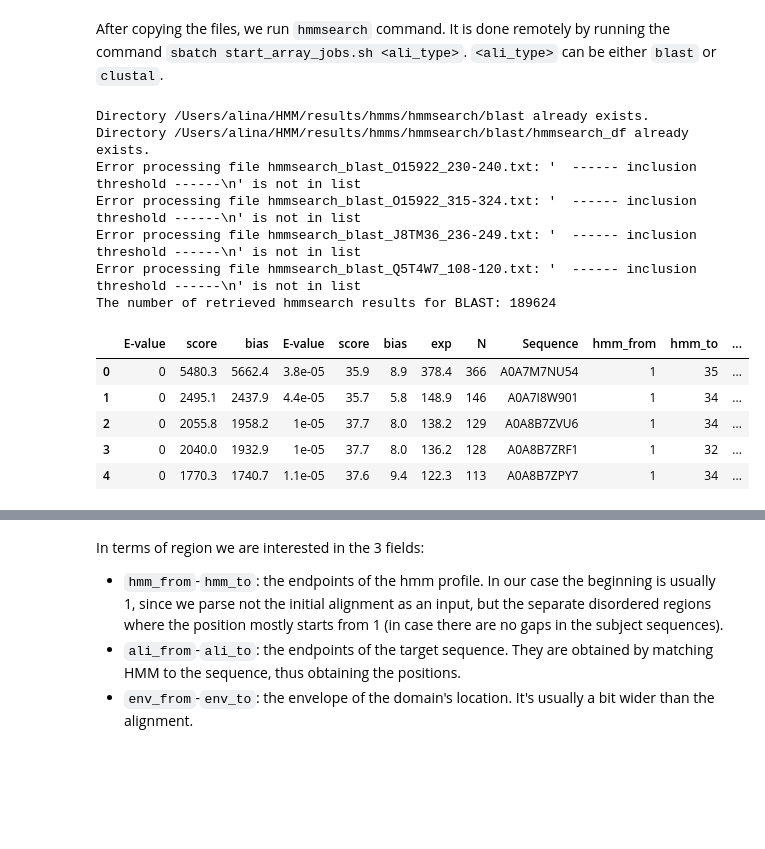
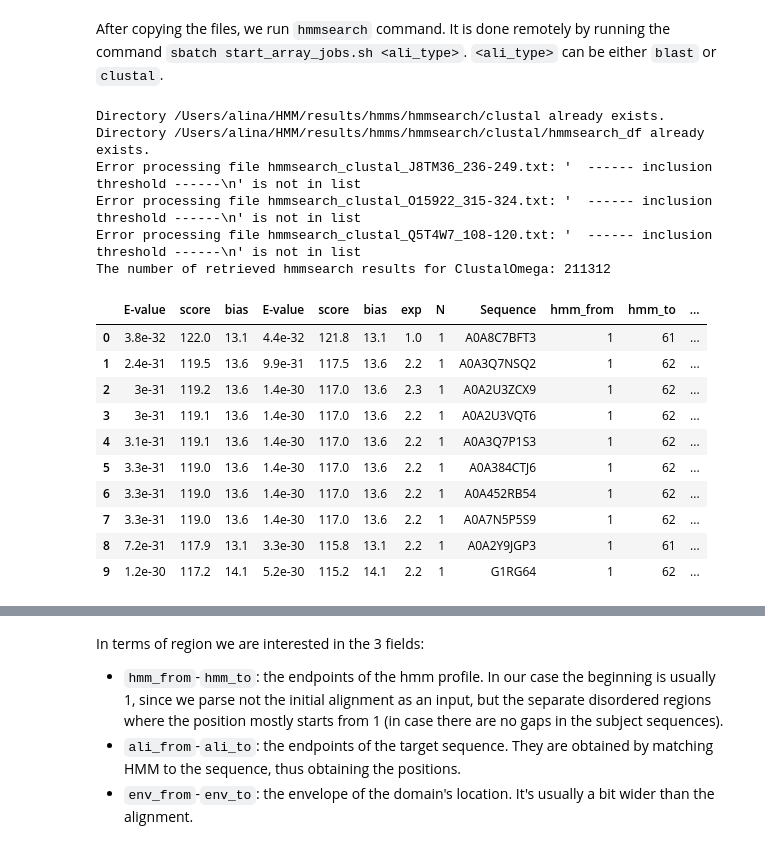
Before and after one commit to AlyaHarvelle/HMMER, a Jupyter notebook: hmm_preprocessing.ipynb, the cells around one changed output, grey strips where cells are left out. Drawn from its saved outputs; the diff is of its cells as text; code cells hidden in the pictures; blank space fills up the shorter version.

```diff
--- a/hmm_preprocessing.ipynb
+++ b/hmm_preprocessing.ipynb
@@ -156,54 +109,58 @@ clustal_out_dir_rem = '/home/{}/hmm/clustal/hmmsearch'.format(name)
 #     # Copy files
 #     !scp {name}@{server}:~/hmm/clustal/hmmsearch/hmmsearch_clustal_{dest_filename}.txt {hmmsearch_dir_clustal}
 # %%
-# Preprocess hmmsearch results - BLAST
-hmmsearch_dir_blast = '{}/results/hmms/hmmsearch/blast'.format(directory)
-hmmsearch_dir_blast_prepr_output = '{}/results/hmms/hmmsearch/blast/hmmsearch_df'.format(directory)
-create_directory(hmmsearch_dir_blast)
-create_directory(hmmsearch_dir_blast_prepr_output)
+# Preprocess hmmsearch results - ClustalOmega
+hmmsearch_dir_clustal = '{}/results/hmms/hmmsearch/clustal'.format(directory)
+hmmsearch_dir_clustal_prepr_output = '{}/results/hmms/hmmsearch/clustal/hmmsearch_df'.format(directory)
+create_directory(hmmsearch_dir_clustal)
+create_directory(hmmsearch_dir_clustal_prepr_output)
 
-blast_results_list = []
+clustal_results_list = []
 
-for filename in os.listdir(hmmsearch_dir_blast):
+for filename in os.listdir(hmmsearch_dir_clustal):
     if filename.endswith('.txt'):
-        file_path = os.path.join(hmmsearch_dir_blast, filename)
+        file_path = os.path.join(hmmsearch_dir_clustal, filename)
         parts = filename.split('_')
         protein_id = '{}_{}'.format(parts[2], parts[3].split(".")[0])
         try:
-            blast_stat = process_hmmsearch_file(file_path)
-            blast_reg = extract_table_from_output(file_path)
-            blast_result = pd.merge(blast_stat, blast_reg, left_on='Sequence', right_on='id', how='inner')
-            blast_result = blast_result.drop(columns=['Description', 'id'])
+            clustal_stat = process_hmmsearch_file(file_path)
+            clustal_reg = extract_table_from_output(file_path)
+            clustal_result = pd.merge(clustal_stat, clustal_reg, left_on='Sequence', right_on='id', how='inner')
+            clustal_result = clustal_result.drop(columns=['Description', 'id'])
 
             # Save individual DataFrames to a list
-            blast_results_list.append(blast_result)
+            clustal_results_list.append(clustal_result)
 
             # Save the DataFrame to a CSV file
-            output_file = os.path.join(hmmsearch_dir_blast_prepr_output, 'hmmsearch_blast_df_{}.csv'.format(protein_id))
-            blast_result.to_csv(output_file, index=False)
+            output_file = os.path.join(hmmsearch_dir_clustal_prepr_output, 'hmmsearch_clustal_df_{}.csv'.format(protein_id))
+            clustal_result.to_csv(output_file, index=False)
 
         except ValueError as e:
             print('Error processing file {}: {}'.format(filename, e))
 
 # Merge all DataFrames into one
-hmmsearch_results_blast = pd.concat(blast_results_list, ignore_index=True)
+hmmsearch_results_clustal = pd.concat(clustal_results_list, ignore_index=True)
 
 # Save the merged DataFrame to a CSV file
-merged_output_file = os.path.join('{}/results/hmms/hmmsearch/'.format(directory), 'hmmsearch_results_blast.csv')
-hmmsearch_results_blast.to_csv(merged_output_file, index=False)
-print('The number of retrieved hmmsearch results for BLAST: {}'.format(len(hmmsearch_results_blast)))
-hmmsearch_results_blast.head()
+merged_output_file = os.path.join('{}/results/hmms/hmmsearch/'.format(directory), 'hmmsearch_results_clustal.csv')
+hmmsearch_results_clustal.to_csv(merged_output_file, index=False)
+print('The number of retrieved hmmsearch results for ClustalOmega: {}'.format(len(hmmsearch_results_clustal)))
+hmmsearch_results_clustal[:10]
 # %% [output]
-Directory /Users/alina/HMM/results/hmms/hmmsearch/blast already exists.
-Directory /Users/alina/HMM/results/hmms/hmmsearch/blast/hmmsearch_df already exists.
-Error processing file hmmsearch_blast_O15922_230-240.txt: '  ------ inclusion threshold ------\n' is not in list
-Error processing file hmmsearch_blast_O15922_315-324.txt: '  ------ inclusion threshold ------\n' is not in list
-Error processing file hmmsearch_blast_J8TM36_236-249.txt: '  ------ inclusion threshold ------\n' is not in list
-Error processing file hmmsearch_blast_Q5T4W7_108-120.txt: '  ------ inclusion threshold ------\n' is not in list
-The number of retrieved hmmsearch results for BLAST: 189624
+Directory /Users/alina/HMM/results/hmms/hmmsearch/clustal already exists.
+Directory /Users/alina/HMM/results/hmms/hmmsearch/clustal/hmmsearch_df already exists.
+Error processing file hmmsearch_clustal_J8TM36_236-249.txt: '  ------ inclusion threshold ------\n' is not in list
+Error processing file hmmsearch_clustal_O15922_315-324.txt: '  ------ inclusion threshold ------\n' is not in list
+Error processing file hmmsearch_clustal_Q5T4W7_108-120.txt: '  ------ inclusion threshold ------\n' is not in list
+The number of retrieved hmmsearch results for ClustalOmega: 211312
 |  | E-value | score | bias | E-value | score | bias | exp | N | Sequence | hmm_from | hmm_to | ... |
-| 0 | 0 | 5480.3 | 5662.4 | 3.8e-05 | 35.9 | 8.9 | 378.4 | 366 | A0A7M7NU54 | 1 | 35 | ... |
-| 1 | 0 | 2495.1 | 2437.9 | 4.4e-05 | 35.7 | 5.8 | 148.9 | 146 | A0A7I8W901 | 1 | 34 | ... |
-| 2 | 0 | 2055.8 | 1958.2 | 1e-05 | 37.7 | 8.0 | 138.2 | 129 | A0A8B7ZVU6 | 1 | 34 | ... |
-| 3 | 0 | 2040.0 | 1932.9 | 1e-05 | 37.7 | 8.0 | 136.2 | 128 | A0A8B7ZRF1 | 1 | 32 | ... |
-| 4 | 0 | 1770.3 | 1740.7 | 1.1e-05 | 37.6 | 9.4 | 122.3 | 113 | A0A8B7ZPY7 | 1 | 34 | ... |
+| 0 | 3.8e-32 | 122.0 | 13.1 | 4.4e-32 | 121.8 | 13.1 | 1.0 | 1 | A0A8C7BFT3 | 1 | 61 | ... |
+| 1 | 2.4e-31 | 119.5 | 13.6 | 9.9e-31 | 117.5 | 13.6 | 2.2 | 1 | A0A3Q7NSQ2 | 1 | 62 | ... |
+| 2 | 3e-31 | 119.2 | 13.6 | 1.4e-30 | 117.0 | 13.6 | 2.3 | 1 | A0A2U3ZCX9 | 1 | 62 | ... |
+| 3 | 3e-31 | 119.1 | 13.6 | 1.4e-30 | 117.0 | 13.6 | 2.2 | 1 | A0A2U3VQT6 | 1 | 62 | ... |
+| 4 | 3.1e-31 | 119.1 | 13.6 | 1.4e-30 | 117.0 | 13.6 | 2.2 | 1 | A0A3Q7P1S3 | 1 | 62 | ... |
+| 5 | 3.3e-31 | 119.0 | 13.6 | 1.4e-30 | 117.0 | 13.6 | 2.2 | 1 | A0A384CTJ6 | 1 | 62 | ... |
+| 6 | 3.3e-31 | 119.0 | 13.6 | 1.4e-30 | 117.0 | 13.6 | 2.2 | 1 | A0A452RB54 | 1 | 62 | ... |
+| 7 | 3.3e-31 | 119.0 | 13.6 | 1.4e-30 | 117.0 | 13.6 | 2.2 | 1 | A0A7N5P5S9 | 1 | 62 | ... |
+| 8 | 7.2e-31 | 117.9 | 13.1 | 3.3e-30 | 115.8 | 13.1 | 2.2 | 1 | A0A2Y9JGP3 | 1 | 61 | ... |
+| 9 | 1.2e-30 | 117.2 | 14.1 | 5.2e-30 | 115.2 | 14.1 | 2.2 | 1 | G1RG64 | 1 | 62 | ... |
```
Also changed, not shown: parts of 19 cells of this notebook, 4 other files.
